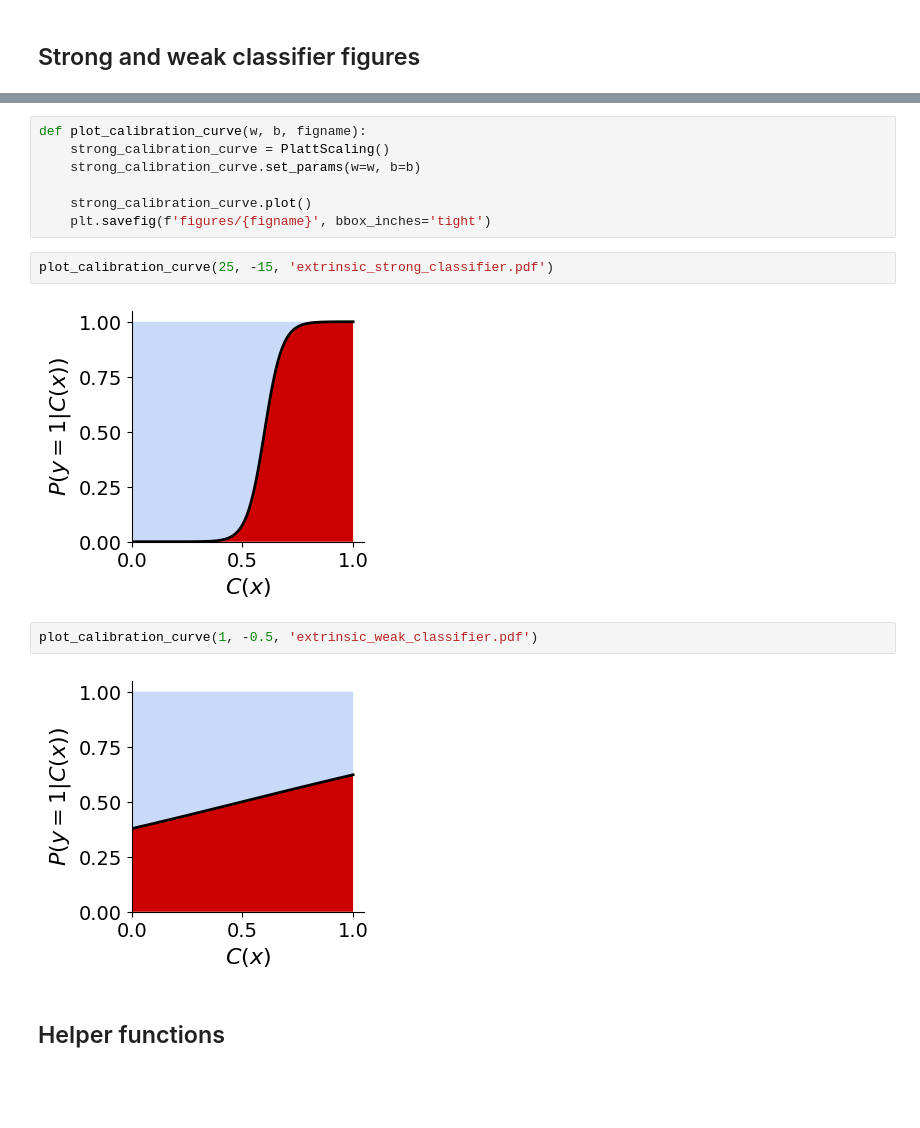
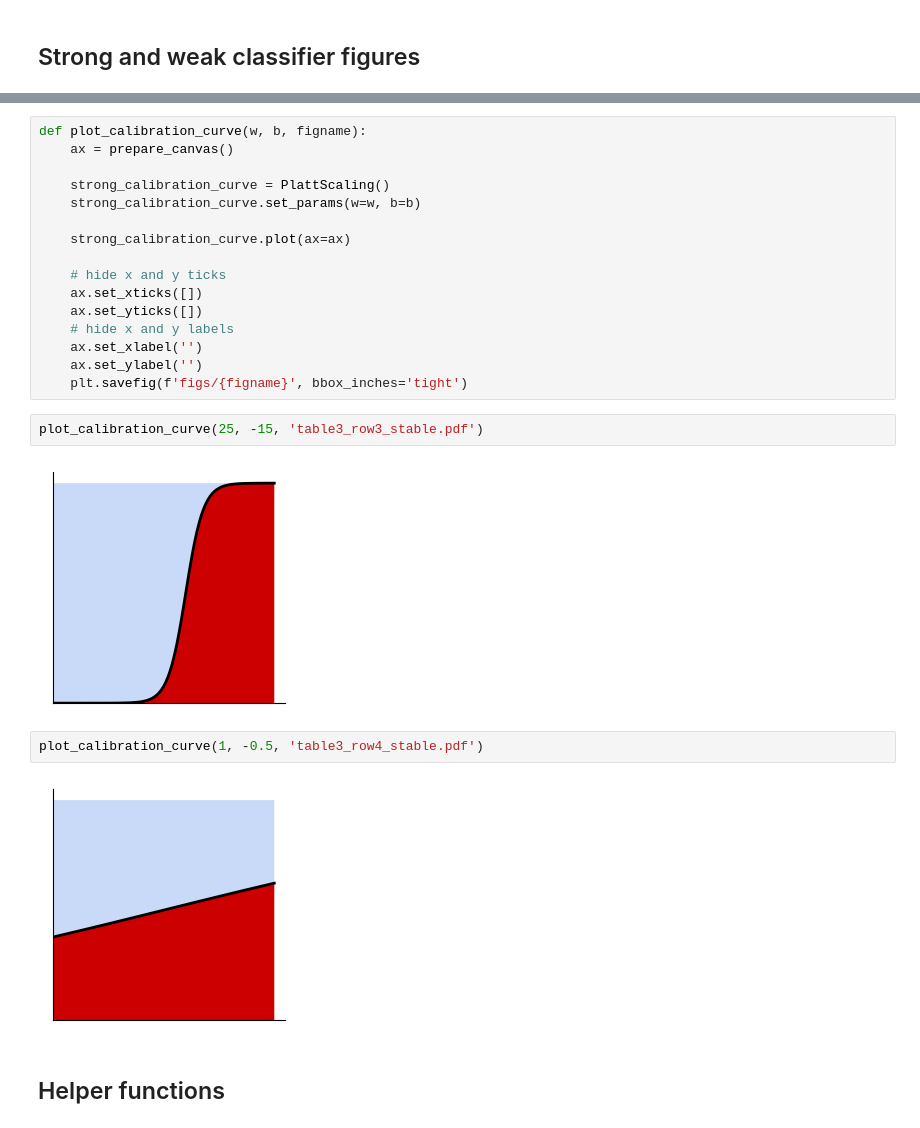
Before and after one commit to avalanchesiqi/pyquantifier, a Jupyter notebook: examples/paper_sec4.ipynb, the cells around one changed output, grey strips where cells are left out. Cells and saved outputs as stored; diff of their text form; blank space fills up the shorter version.

```diff
--- a/examples/paper_sec4.ipynb
+++ b/examples/paper_sec4.ipynb
@@ -48,19 +50,28 @@ plot_class_conditional_densities(alpha_p=7, beta_p=6, alpha_n=2, beta_n=5, lam=1
 [figure]
 # %%
 def plot_calibration_curve(w, b, figname):
+    ax = prepare_canvas()
+
     strong_calibration_curve = PlattScaling()
     strong_calibration_curve.set_params(w=w, b=b)
 
-    strong_calibration_curve.plot()
-    plt.savefig(f'figures/{figname}', bbox_inches='tight')
+    strong_calibration_curve.plot(ax=ax)
+
+    # hide x and y ticks
+    ax.set_xticks([])
+    ax.set_yticks([])
+    # hide x and y labels
+    ax.set_xlabel('')
+    ax.set_ylabel('')
+    plt.savefig(f'figs/{figname}', bbox_inches='tight')
 # %%
-plot_calibration_curve(25, -15, 'extrinsic_strong_classifier.pdf')
+plot_calibration_curve(25, -15, 'table3_row3_stable.pdf')
 # %% [output]
-[figure, old version]
+[figure, new version]
 # %%
-plot_calibration_curve(1, -0.5, 'extrinsic_weak_classifier.pdf')
+plot_calibration_curve(1, -0.5, 'table3_row4_stable.pdf')
 # %% [output]
-[figure, old version]
+[figure, new version]
 # %% [markdown]
 ## Helper functions
 # %% [markdown]
```
Also changed, not shown: parts of 52 cells of this notebook, 9 other files.
